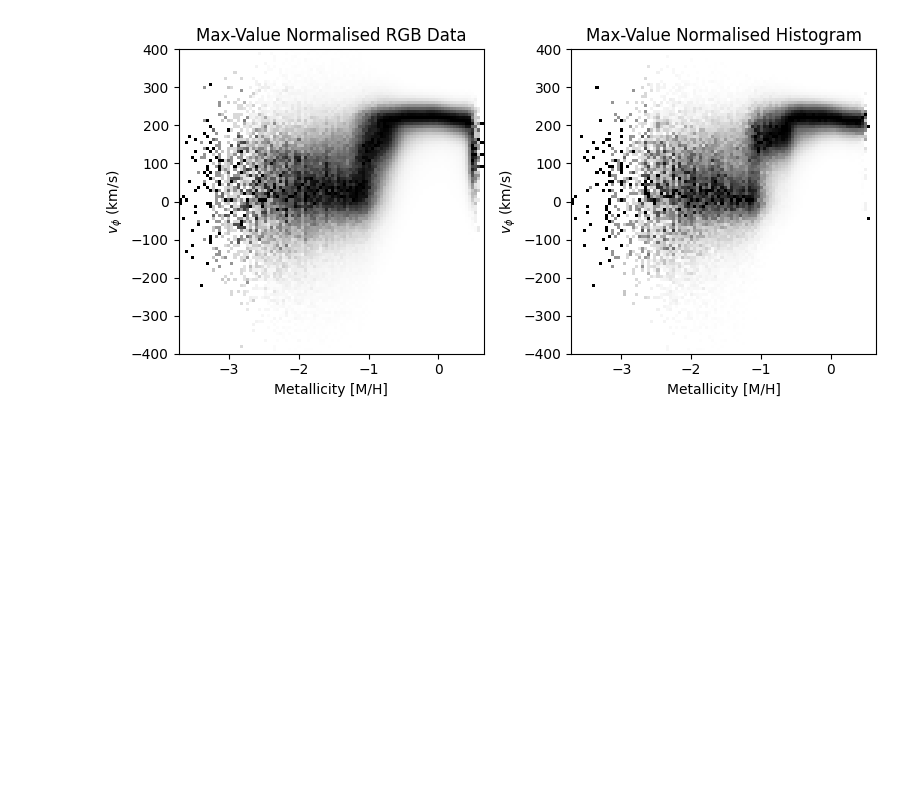
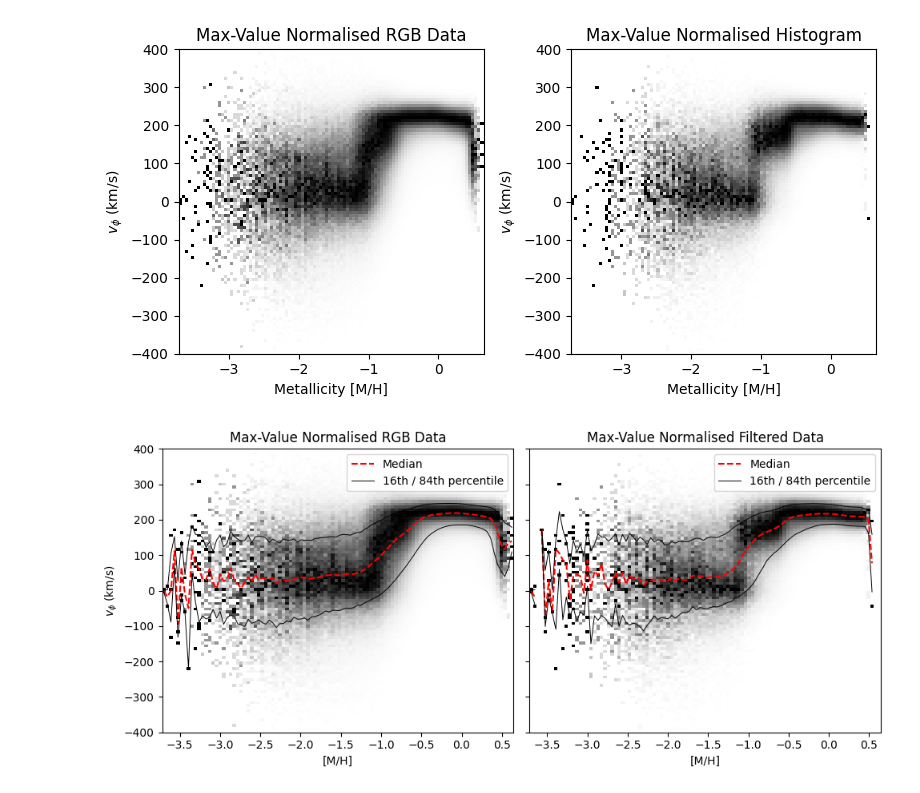
Before and after one commit to raunaq-rai/Disentangling-the-Milky-Way-using-GMM, a Jupyter notebook: notebooks/Figure_2.ipynb, the cells around one changed output. Saved outputs shown, nothing was run; the diff lists cells and outputs as text; code cells hidden in the pictures; blank space fills up the shorter version.

```diff
--- a/notebooks/Figure_2.ipynb
+++ b/notebooks/Figure_2.ipynb
@@ -328,3 +328,89 @@ plt.savefig('../figures/vphi_histograms.png', dpi=300)
 plt.show()
 # %% [output]
 [figure]
+# %%
+import numpy as np
+import matplotlib.pyplot as plt
+from matplotlib.colors import Normalize
+from scipy.stats import binned_statistic
+import warnings
+
+# Ignore runtime warnings
+warnings.simplefilter("ignore", category=RuntimeWarning)
+
+# Ensure no NaN values in the required columns
+df_filtered = df_filtered.dropna(subset=['mh_xgboost', 'v_phi'])
+df_RGB = df_RGB.dropna(subset=['mh_xgboost', 'v_phi'])
+
+# Extract metallicity and v_phi for both datasets
+metallicity_filtered = df_filtered['mh_xgboost']
+v_phi_filtered = df_filtered['v_phi']
+metallicity_RGB = df_RGB['mh_xgboost']
+v_phi_RGB = df_RGB['v_phi']
+
+# Define the number of bins
+num_bins = 100
+metallicity_bins = np.linspace(
+    min(metallicity_filtered.min(), metallicity_RGB.min()),
+    max(metallicity_filtered.max(), metallicity_RGB.max()),
+    num_bins + 1
+)
+v_phi_bins = np.linspace(-400, 400, num_bins + 1)
+mh_centers = 0.5 * (metallicity_bins[:-1] + metallicity_bins[1:])
+
+# Create 2D histograms
+hist_filtered, _, _ = np.histogram2d(metallicity_filtered, v_phi_filtered, bins=[metallicity_bins, v_phi_bins])
+hist_RGB, _, _ = np.histogram2d(metallicity_RGB, v_phi_RGB, bins=[metallicity_bins, v_phi_bins])
+
+# Max-value column normalisation
+hist_max_normalised_filtered = hist_filtered / np.max(hist_filtered, axis=1, keepdims=True)
+hist_max_normalised_RGB = hist_RGB / np.max(hist_RGB, axis=1, keepdims=True)
+hist_max_normalised_filtered[np.isnan(hist_max_normalised_filtered)] = 0
+hist_max_normalised_RGB[np.isnan(hist_max_normalised_RGB)] = 0
+
+# Compute running statistics
+def compute_stats(mh, vphi, bins):
+    med, _, _ = binned_statistic(mh, vphi, statistic='median', bins=bins)
+    p16, _, _ = binned_statistic(mh, vphi, statistic=lambda x: np.percentile(x, 16), bins=bins)
+    p84, _, _ = binned_statistic(mh, vphi, statistic=lambda x: np.percentile(x, 84), bins=bins)
+    return med, p16, p84
+
+med_rgb, p16_rgb, p84_rgb = compute_stats(metallicity_RGB, v_phi_RGB, metallicity_bins)
+med_filtered, p16_filtered, p84_filtered = compute_stats(metallicity_filtered, v_phi_filtered, metallicity_bins)
+
+# Create figure with 2 subplots
+fig, axes = plt.subplots(1, 2, figsize=(10, 4.5), sharey=True)
+
+# Plot RGB
+ax1 = axes[0]
+pcm1 = ax1.pcolormesh(
+    metallicity_bins, v_phi_bins, hist_max_normalised_RGB.T,
+    cmap='Greys', norm=Normalize(vmin=0, vmax=1)
+)
+ax1.plot(mh_centers, med_rgb, 'r--', label='Median')
+ax1.plot(mh_centers, p16_rgb, 'k-', linewidth=0.7, label='16th / 84th percentile')
+ax1.plot(mh_centers, p84_rgb, 'k-', linewidth=0.7)
+ax1.set_xlabel('[M/H]')
+ax1.set_ylabel(r'$v_\phi$ (km/s)')
+ax1.set_title('Max-Value Normalised RGB Data')
+ax1.legend()
+
+# Plot filtered
+ax2 = axes[1]
+pcm2 = ax2.pcolormesh(
+    metallicity_bins, v_phi_bins, hist_max_normalised_filtered.T,
+    cmap='Greys', norm=Normalize(vmin=0, vmax=1)
+)
+ax2.plot(mh_centers, med_filtered, 'r--', label='Median')
+ax2.plot(mh_centers, p16_filtered, 'k-', linewidth=0.7, label='16th / 84th percentile')
+ax2.plot(mh_centers, p84_filtered, 'k-', linewidth=0.7)
+ax2.set_xlabel('[M/H]')
+ax2.set_title('Max-Value Normalised Filtered Data')
+ax2.legend()
+
+# Final adjustments
+plt.tight_layout()
+plt.savefig('../figures/vphi_histograms_with_tracks.png', dpi=300)
+plt.show()
+# %% [output]
+[figure, added]
```
Also changed, not shown: 18 other files.
